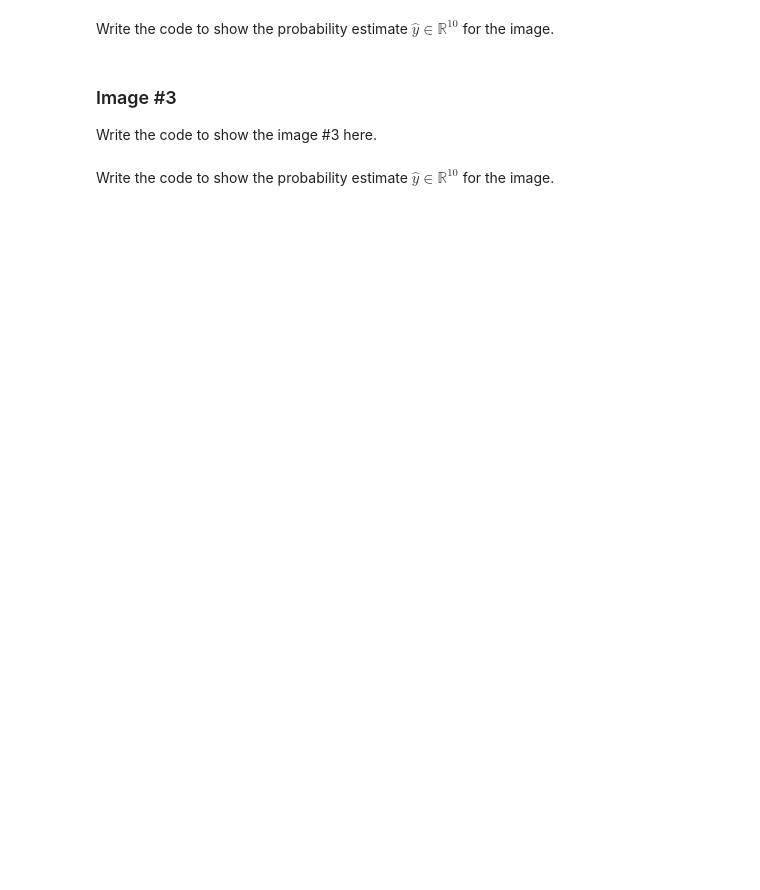
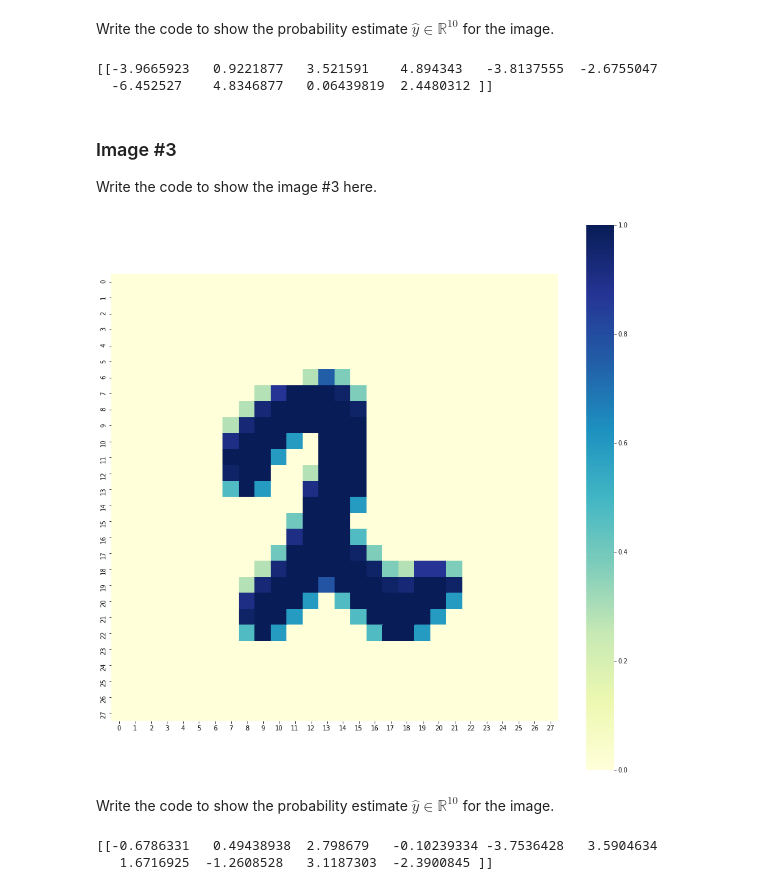
Before and after one commit to yukitsushima/deeplearning, a Jupyter notebook: assignment/20M31065_report2.ipynb, the cells around one changed output. Saved outputs shown, nothing was run; the diff lists cells and outputs as text; code cells hidden in the pictures; blank space fills up the shorter version.

```diff
--- a/assignment/20M31065_report2.ipynb
+++ b/assignment/20M31065_report2.ipynb
@@ -366,8 +410,30 @@ Write the code to show the image #2 here.
 # %% [markdown]
 Write the code to show the probability estimate $\hat{y} \in \mathbb{R}^{10}$ for the image.
+# %%
+img2_tensor = img2_tensor.to(device)
+img2_pred = model(img2_tensor)
+print(img2_pred.cpu().detach().numpy())
+# %% [output]
+[[-3.9665923   0.9221877   3.521591    4.894343   -3.8137555  -2.6755047
+  -6.452527    4.8346877   0.06439819  2.4480312 ]]
 # %% [markdown]
 ### Image #3
 
 Write the code to show the image #3 here.
+# %%
+# Plot image3 (True label:2)
+image = img3_fortensor[0][0]
+f, ax = plt.subplots(figsize=(16, 16))
+sns.heatmap(image, annot=False, square=True, cmap="YlGnBu")
+plt.show()
+# %% [output]
+[figure, added]
 # %% [markdown]
 Write the code to show the probability estimate $\hat{y} \in \mathbb{R}^{10}$ for the image.
+# %%
+img3_tensor = img3_tensor.to(device)
+img3_pred = model(img3_tensor)
+print(img3_pred.cpu().detach().numpy())
+# %% [output]
+[[-0.6786331   0.49438938  2.798679   -0.10239334 -3.7536428   3.5904634
+   1.6716925  -1.2608528   3.1187303  -2.3900845 ]]
```
Also changed, not shown: parts of 7 cells of this notebook.
